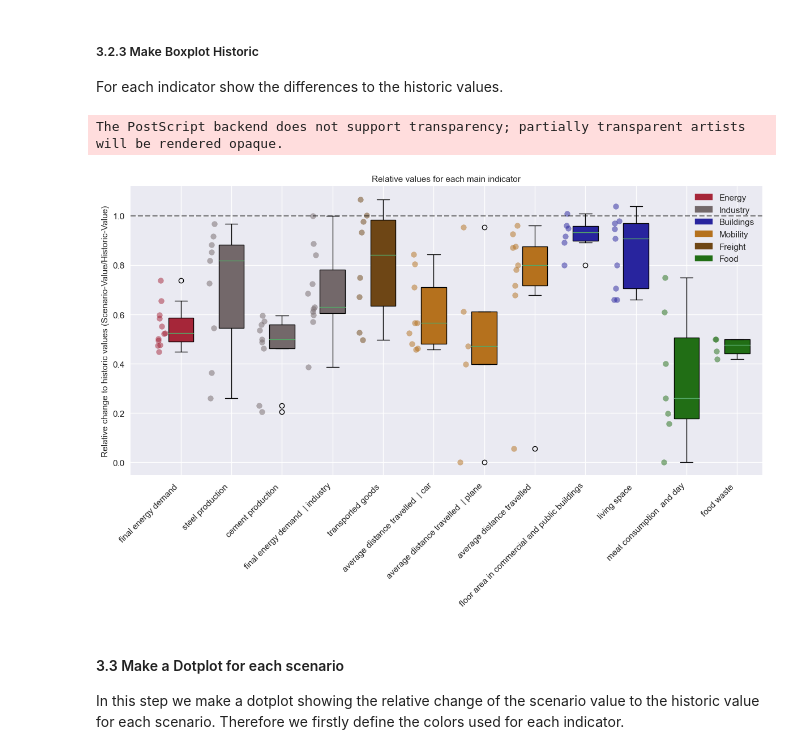
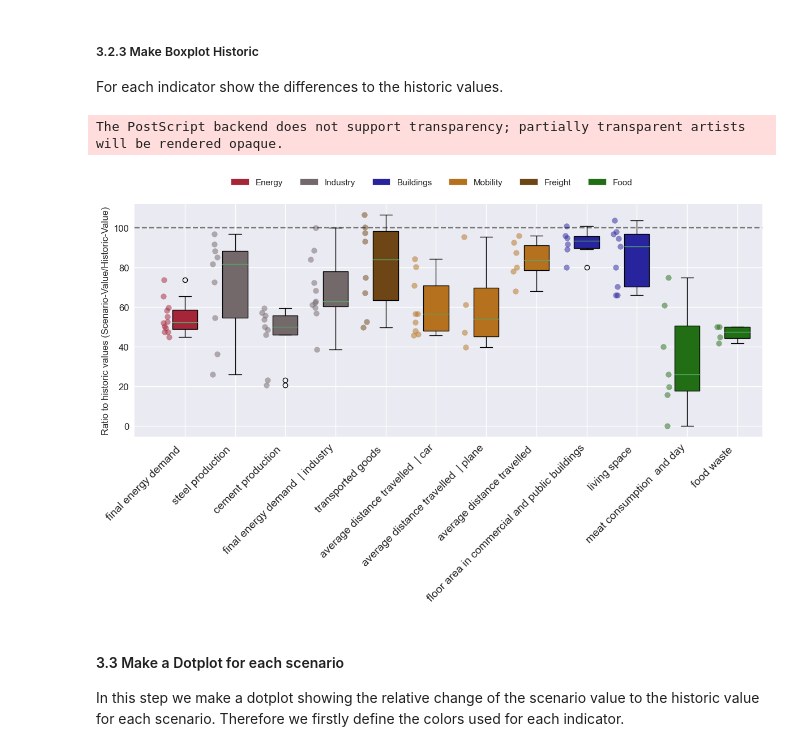
Before and after one commit to celia-burghardt/SufficiencyIndicators_Scenarios, a Jupyter notebook: main.ipynb, the cells around one changed output. Saved outputs shown, nothing was run; the diff lists cells and outputs as text; code cells hidden in the pictures.

Commit message:
boxplot historic

```diff
--- a/main.ipynb
+++ b/main.ipynb
@@ -1968,11 +1968,12 @@ def make_boxplot_historic(data, filename, extension = False, standard=False, raw
     boxplot_data = {}
     indicator_table_data = pd.DataFrame()
 
-    # Iterate over the indicators and calculate the median and the difference to it
+  # Iterate over the indicators and calculate the median and the difference to it
     for i, indicator in enumerate(main_indicators):
-
         # get the data for the current indicator
         indicator_data = analysis_standard_df[analysis_standard_df['Main comparison parameter'] == indicator].copy()
+
+        # Get the historic values
         indicator_data = get_historic_values(analysis_df, indicator_data, indicator)
         indicator_data = indicator_data.dropna(subset=['Historic'])
         indicator_data['Value'] = pd.to_numeric(indicator_data['Value'], errors='coerce')
@@ -1982,20 +1983,24 @@ def make_boxplot_historic(data, filename, extension = False, standard=False, raw
         indicator_data = get_groups(indicator_data, indicator)
         indicator_data = indicator_data[indicator_data['Group'] == indicator_data['Historic_Group']]
 
-        # Get the Scenario values
-        indicator_values = indicator_data['Value']
-
-        # Get the histroic Values
-        indicator_historic = indicator_data['Historic']
-
-        # Calculate the relative change to the historic value
-        indicator_relative = indicator_values / indicator_historic
-        boxplot_data[indicator] = indicator_relative
-
-        indicator_data['Relative Change'] = indicator_data['Value'] / indicator_historic
+        # Get the scenario values and relative change
+        indicator_data['Relative Change'] = ((indicator_data['Value'] - indicator_data['Historic']) / indicator_data['Historic']) * 100
+        indicator_data['Ratio'] = ((indicator_data['Value']) / indicator_data['Historic']) * 100
         indicator_table_data = pd.concat([indicator_table_data, indicator_data])
 
-    create_result_table_boxplot(indicator_table_data, f'{filename}_table', ['Historic', 'Relative Change'])
+    # Only keep the maximum value for each scenario and main comparison parameter pair
+    # indicator_table_data_max = indicator_table_data.loc[indicator_table_data.groupby(['Source', 'Main comparison parameter'])['Relative Change'].idxmax()]
+    indicator_table_data_max = indicator_table_data.loc[indicator_table_data.groupby(['Source', 'Main comparison parameter'])['Ratio'].idxmax()]
+    # Creates a results table as excel containing all the datapoints
+    create_result_table_boxplot(indicator_table_data_max, f'{filename}_table', ['Historic', 'Ratio'])
+
+
+    for i, indicator in enumerate(main_indicators):
+        # Calculate the relative change to the historic value
+        indicator_data = indicator_table_data_max[indicator_table_data_max['Main comparison parameter'] == indicator].copy()
+        # indicator_relative = indicator_data['Relative Change']
+        indicator_relative = indicator_data['Ratio']
+        boxplot_data[indicator] = indicator_relative
 
     # Make a boxplot for the indicator values
     fig, ax = plt.subplots(1, figsize=(12, 8))
@@ -2005,41 +2010,44 @@ def make_boxplot_historic(data, filename, extension = False, standard=False, raw
 
     # Add the datapoints as scatter
     for i, key in enumerate(boxplot_data.keys()):
         y = boxplot_data[key]
         x = np.random.normal(i+0.6, 0.04, size=len(y))
         color = main_indicators_plotting_df.at[key, 'Color']
         ax.scatter(x, y, c=color, alpha=0.5)
 
     # fill with colors according to the sector
     colors = [main_indicators_plotting_df.at[key, 'Color'] for key in boxplot_data.keys()]
     for patch, color in zip(bplot['boxes'], colors):
         patch.set_facecolor(color)
 
     # Configure the plot
-    ax.set_title(f'Relative values for each main indicator')
-    ax.set_ylabel('Relative change to historic values (Scenario-Value/Historic-Value)')
+
+    ax.set_ylabel('Ratio to historic values (Scenario-Value/Historic-Value)')
     naming_x_axis = [s.replace('per capita and year', '').replace('per capita', '') for s in boxplot_data.keys()]
-    ax.set_xticks(np.arange(start=1, stop=len(naming_x_axis)+1), naming_x_axis, rotation=45, ha="right")
+    ax.set_xticks(np.arange(start=1, stop=len(naming_x_axis)+1), naming_x_axis, rotation=45, ha="right", fontsize=14)
     ax.set_xlim(0)
 
     # Make a horizontal loine to show the 1 line (When value is 1, no change happened)
-    ax.axhline(1, color='#030303', linestyle='--', alpha=0.5)
+    ax.axhline(100, color='#030303', linestyle='--', alpha=0.5)
 
     # manually define a new patch
     patches = [mpatches.Patch(color=colors_sector[x], label=x) for x in colors_sector.keys()]
 
-    # plot the legend
-    ax.legend(handles=patches, loc='upper right')
+    # plot the legend above the plot
+    #ax.legend(handles=patches, loc='upper right')
+    ax.legend(handles=patches, loc='upper center', ncols = 6, bbox_to_anchor = (0, 0, 1, 0.98),
+            bbox_transform = plt.gcf().transFigure, fontsize = 11)
 
     # Save figure either with default extension or with extension given in the function
     if extension:
         filename = f'{filename}.{extension}'
     plt.savefig(f'figures/{filename}', bbox_inches = "tight")
+    return boxplot_data, indicator_table_data_max
 
-make_boxplot_historic(analysis_df, 'boxplot_historic')
+boxplot_data, indicator_table_data_max = make_boxplot_historic(analysis_df, 'boxplot_historic')
 # %% [output]
 The PostScript backend does not support transparency; partially transparent artists will be rendered opaque.
-[figure, old version]
+[figure, new version]
 # %% [markdown]
 #### 3.3 Make a Dotplot for each scenario
 In this step we make a dotplot showing the relative change of the scenario value to the historic value for each scenario. Therefore we firstly define the colors used for each indicator.
```
Also changed, not shown: parts of 4 cells of this notebook, 24 other files.
